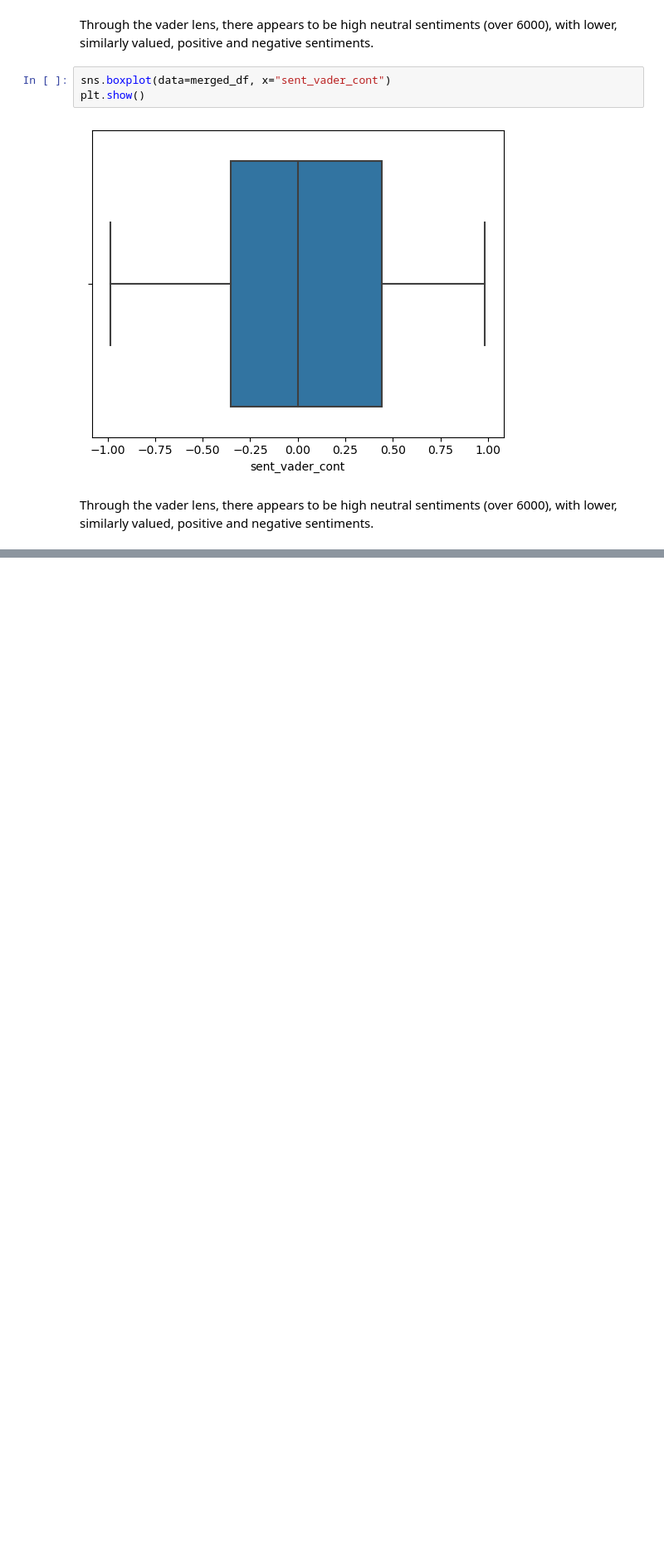
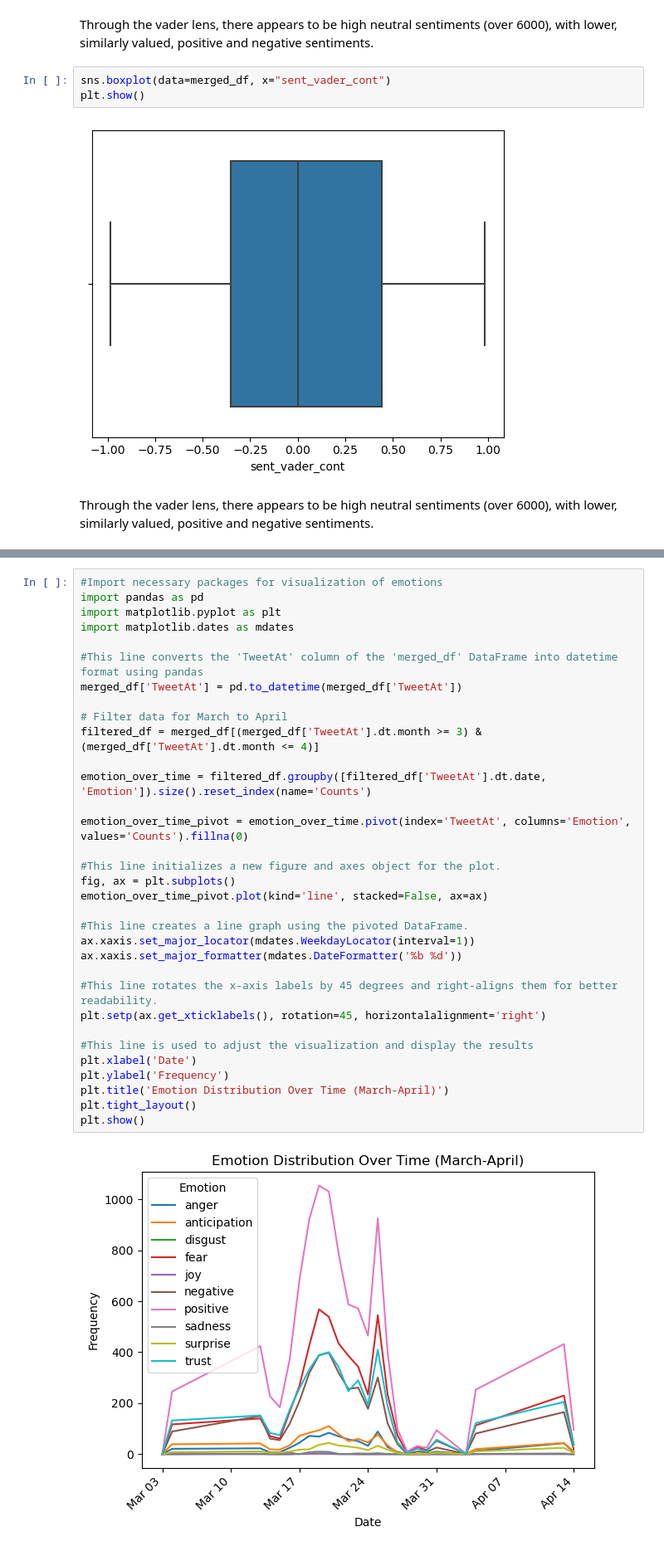
Before and after one commit to ReproTeach/final-project-sd_final_project, a Jupyter notebook: SD_final_project.ipynb, the cells around one changed output, grey strips where cells are left out. Shown: that part at 83% size. Saved outputs shown, nothing was run; the diff lists cells and outputs as text; blank space fills up the shorter version.

```diff
--- a/SD_final_project.ipynb
+++ b/SD_final_project.ipynb
@@ -556,0 +575,35 @@ plt.show()
+# %%
+#Import necessary packages for visualization of emotions
+import pandas as pd
+import matplotlib.pyplot as plt
+import matplotlib.dates as mdates
+
+#This line converts the 'TweetAt' column of the 'merged_df' DataFrame into datetime format using pandas
+merged_df['TweetAt'] = pd.to_datetime(merged_df['TweetAt'])
+
+# Filter data for March to April
+filtered_df = merged_df[(merged_df['TweetAt'].dt.month >= 3) & (merged_df['TweetAt'].dt.month <= 4)]
+
+emotion_over_time = filtered_df.groupby([filtered_df['TweetAt'].dt.date, 'Emotion']).size().reset_index(name='Counts')
+
+emotion_over_time_pivot = emotion_over_time.pivot(index='TweetAt', columns='Emotion', values='Counts').fillna(0)
+
+#This line initializes a new figure and axes object for the plot.
+fig, ax = plt.subplots()
+emotion_over_time_pivot.plot(kind='line', stacked=False, ax=ax)
+
+#This line creates a line graph using the pivoted DataFrame.
+ax.xaxis.set_major_locator(mdates.WeekdayLocator(interval=1))
+ax.xaxis.set_major_formatter(mdates.DateFormatter('%b %d'))
+
+#This line rotates the x-axis labels by 45 degrees and right-aligns them for better readability.
+plt.setp(ax.get_xticklabels(), rotation=45, horizontalalignment='right')
+
+#This line is used to adjust the visualization and display the results
+plt.xlabel('Date')
+plt.ylabel('Frequency')
+plt.title('Emotion Distribution Over Time (March-April)')
+plt.tight_layout()
+plt.show()
+# %% [output]
+[figure, added]
```
Also changed, not shown: parts of 34 cells of this notebook.
